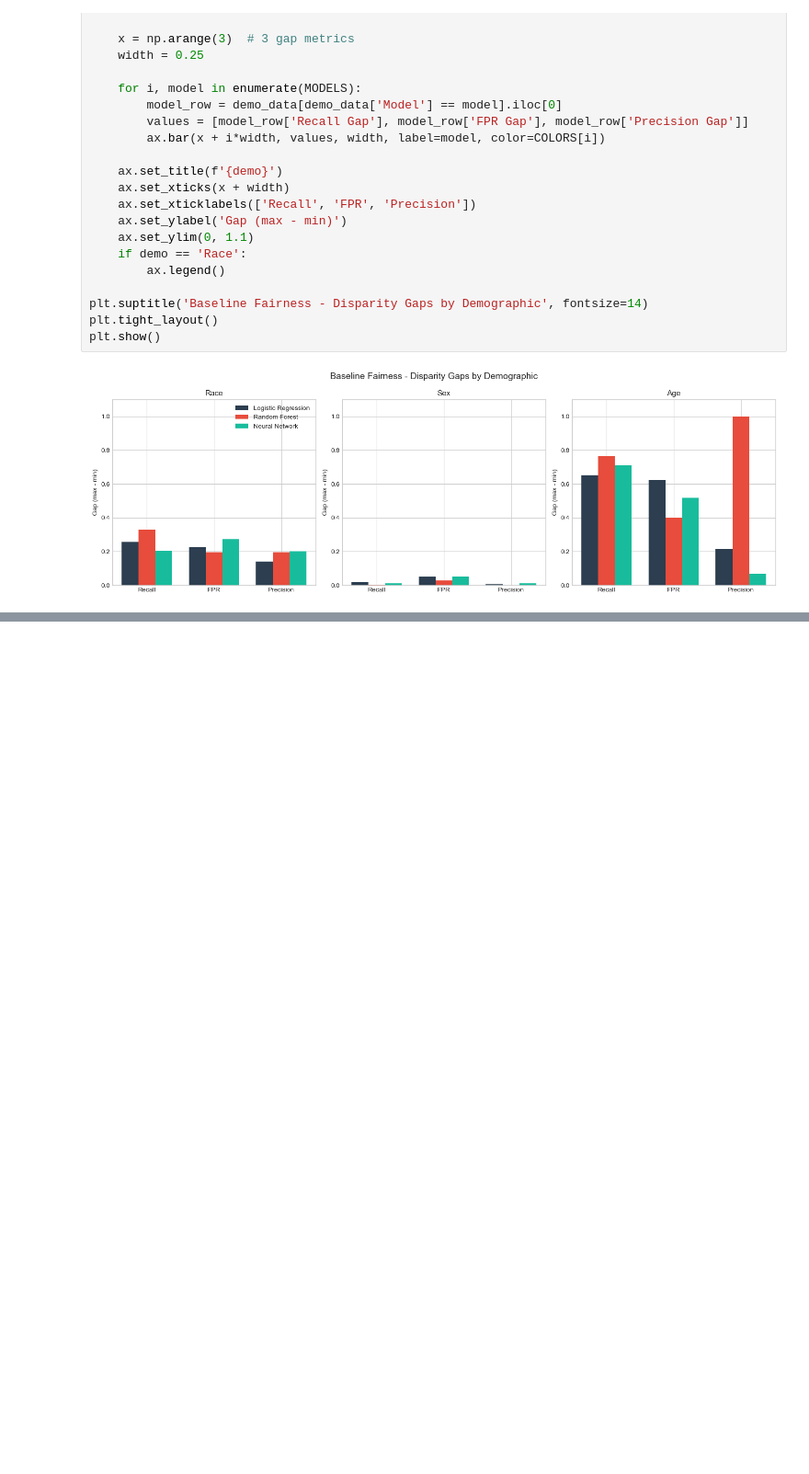
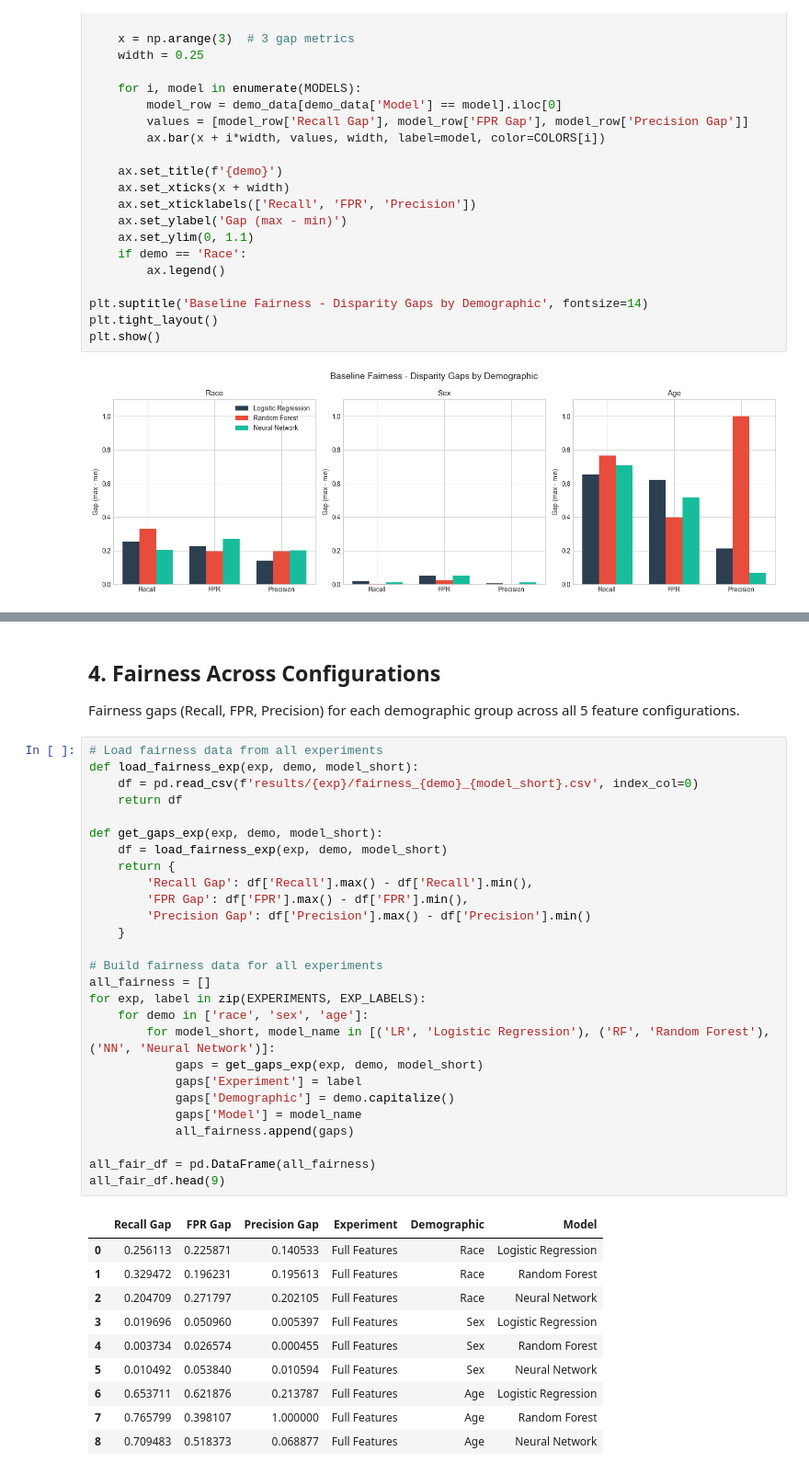
Before and after one commit to G-Farrell/ML-course-project, a Jupyter notebook: results_aggregation.ipynb, the cells around one changed output, grey strips where cells are left out. Shown at 92% size. Drawn from its saved outputs; the diff is of its cells as text; blank space fills up the shorter version.

```diff
--- a/results_aggregation.ipynb
+++ b/results_aggregation.ipynb
@@ -126,0 +185,42 @@ plt.show()
+# %% [markdown]
+## 4. Fairness Across Configurations
+
+Fairness gaps (Recall, FPR, Precision) for each demographic group across all 5 feature configurations.
+# %%
+# Load fairness data from all experiments
+def load_fairness_exp(exp, demo, model_short):
+    df = pd.read_csv(f'results/{exp}/fairness_{demo}_{model_short}.csv', index_col=0)
+    return df
+
+def get_gaps_exp(exp, demo, model_short):
+    df = load_fairness_exp(exp, demo, model_short)
+    return {
+        'Recall Gap': df['Recall'].max() - df['Recall'].min(),
+        'FPR Gap': df['FPR'].max() - df['FPR'].min(),
+        'Precision Gap': df['Precision'].max() - df['Precision'].min()
+    }
+
+# Build fairness data for all experiments
+all_fairness = []
+for exp, label in zip(EXPERIMENTS, EXP_LABELS):
+    for demo in ['race', 'sex', 'age']:
+        for model_short, model_name in [('LR', 'Logistic Regression'), ('RF', 'Random Forest'), ('NN', 'Neural Network')]:
+            gaps = get_gaps_exp(exp, demo, model_short)
+            gaps['Experiment'] = label
+            gaps['Demographic'] = demo.capitalize()
+            gaps['Model'] = model_name
+            all_fairness.append(gaps)
+
+all_fair_df = pd.DataFrame(all_fairness)
+all_fair_df.head(9)
+# %% [output]
+|  | Recall Gap | FPR Gap | Precision Gap | Experiment | Demographic | Model |
+| 0 | 0.256113 | 0.225871 | 0.140533 | Full Features | Race | Logistic Regression |
+| 1 | 0.329472 | 0.196231 | 0.195613 | Full Features | Race | Random Forest |
+| 2 | 0.204709 | 0.271797 | 0.202105 | Full Features | Race | Neural Network |
+| 3 | 0.019696 | 0.050960 | 0.005397 | Full Features | Sex | Logistic Regression |
+| 4 | 0.003734 | 0.026574 | 0.000455 | Full Features | Sex | Random Forest |
+| 5 | 0.010492 | 0.053840 | 0.010594 | Full Features | Sex | Neural Network |
+| 6 | 0.653711 | 0.621876 | 0.213787 | Full Features | Age | Logistic Regression |
+| 7 | 0.765799 | 0.398107 | 1.000000 | Full Features | Age | Random Forest |
+| 8 | 0.709483 | 0.518373 | 0.068877 | Full Features | Age | Neural Network |
```
Also changed, not shown: parts of 4 cells of this notebook, 1 other file.
